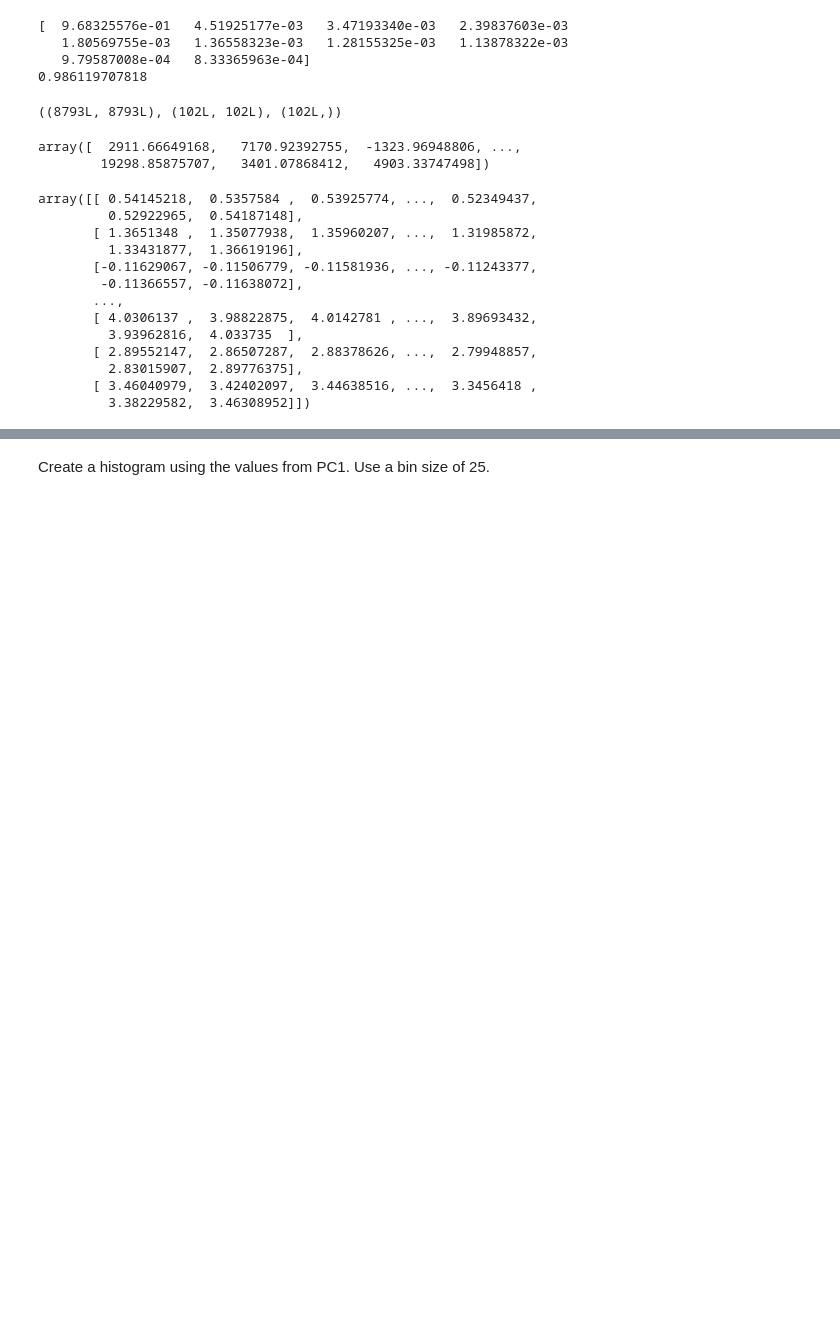
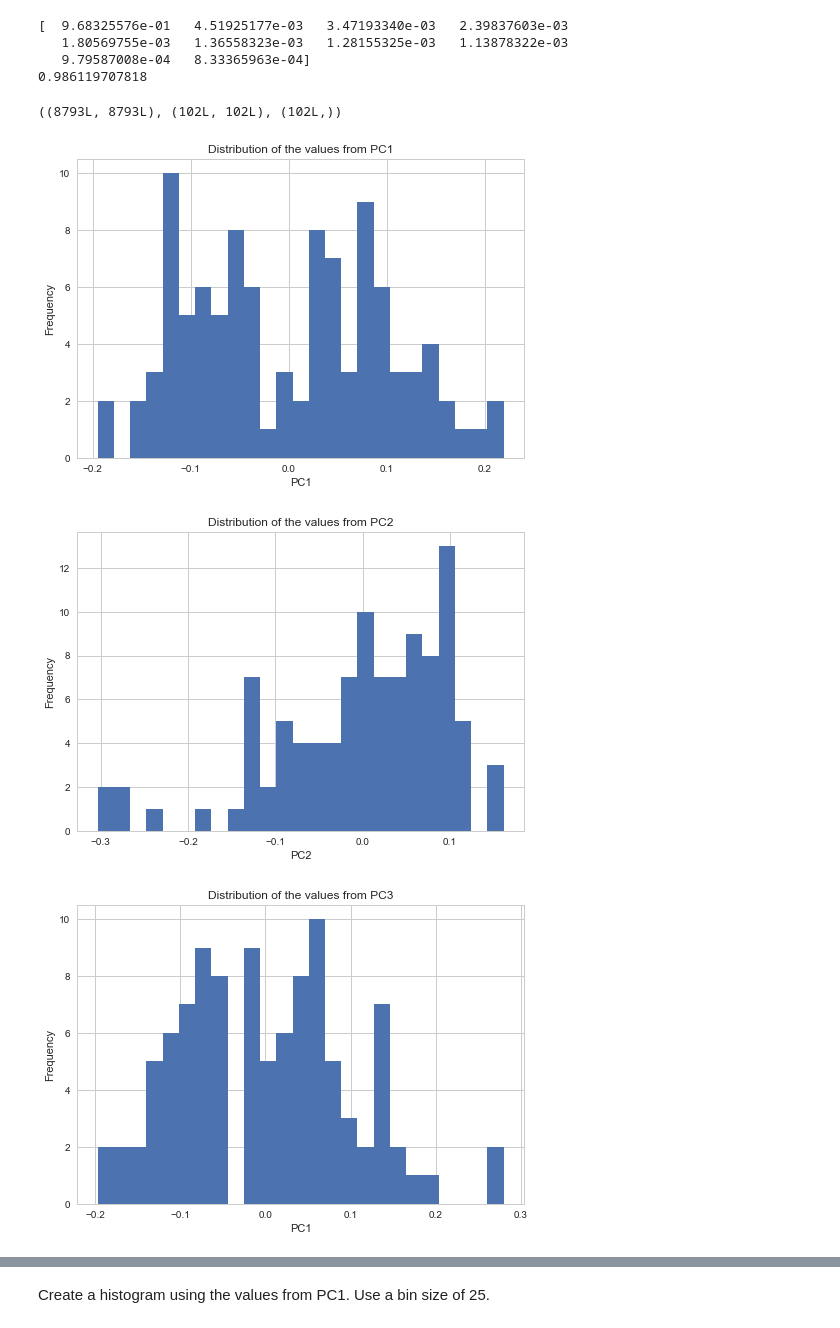
Before and after one commit to achanblard/cs109-hw, a Jupyter notebook: HW2.ipynb, the cells around one changed output, grey strips where cells are left out. Saved outputs shown, nothing was run; the diff lists cells and outputs as text; code cells hidden in the pictures; blank space fills up the shorter version.

```diff
--- a/HW2.ipynb
+++ b/HW2.ipynb
@@ -323,24 +340,30 @@ V = Vh.T
-# %%
-S = np.diag(s)
-#projection on the PCA
-np.dot(a,s)
-# %% [output]
-array([  2911.66649168,   7170.92392755,  -1323.96948806, ...,
-        19298.85875707,   3401.07868412,   4903.33747498])
-# %%
-Mhat = np.dot(U[:, :1], np.dot(S[:1, :1], V[:,:1].T))
-Mhat
-# %% [output]
-array([[ 0.54145218,  0.5357584 ,  0.53925774, ...,  0.52349437,
-         0.52922965,  0.54187148],
-       [ 1.3651348 ,  1.35077938,  1.35960207, ...,  1.31985872,
-         1.33431877,  1.36619196],
-       [-0.11629067, -0.11506779, -0.11581936, ..., -0.11243377,
-        -0.11366557, -0.11638072],
-       ...,
-       [ 4.0306137 ,  3.98822875,  4.0142781 , ...,  3.89693432,
-         3.93962816,  4.033735  ],
-       [ 2.89552147,  2.86507287,  2.88378626, ...,  2.79948857,
-         2.83015907,  2.89776375],
-       [ 3.46040979,  3.42402097,  3.44638516, ...,  3.3456418 ,
-         3.38229582,  3.46308952]])
+# %%
+#display the first 4 PCA
+plt.plot(subplots=True)
+plt.hist(V[:,0], bins = 25)
+plt.xlabel('PC1')
+plt.ylabel('Frequency')
+plt.title('Distribution of the values from PC1')
+plt.show()
+
+plt.hist(V[:,1], bins = 25)
+plt.xlabel('PC2')
+plt.ylabel('Frequency')
+plt.title('Distribution of the values from PC2')
+plt.show()
+
+plt.hist(V[:,3], bins = 25)
+plt.xlabel('PC1')
+plt.ylabel('Frequency')
+plt.title('Distribution of the values from PC3')
+plt.show()
+
+plt.hist(V[:,4], bins = 25)
+plt.xlabel('PC1')
+plt.ylabel('Frequency')
+plt.title('Distribution of the values from PC4')
+plt.show()
+# %% [output]
+[figure, added]
+[figure, added]
+[figure, added]
```
Also changed, not shown: parts of 20 cells of this notebook.
